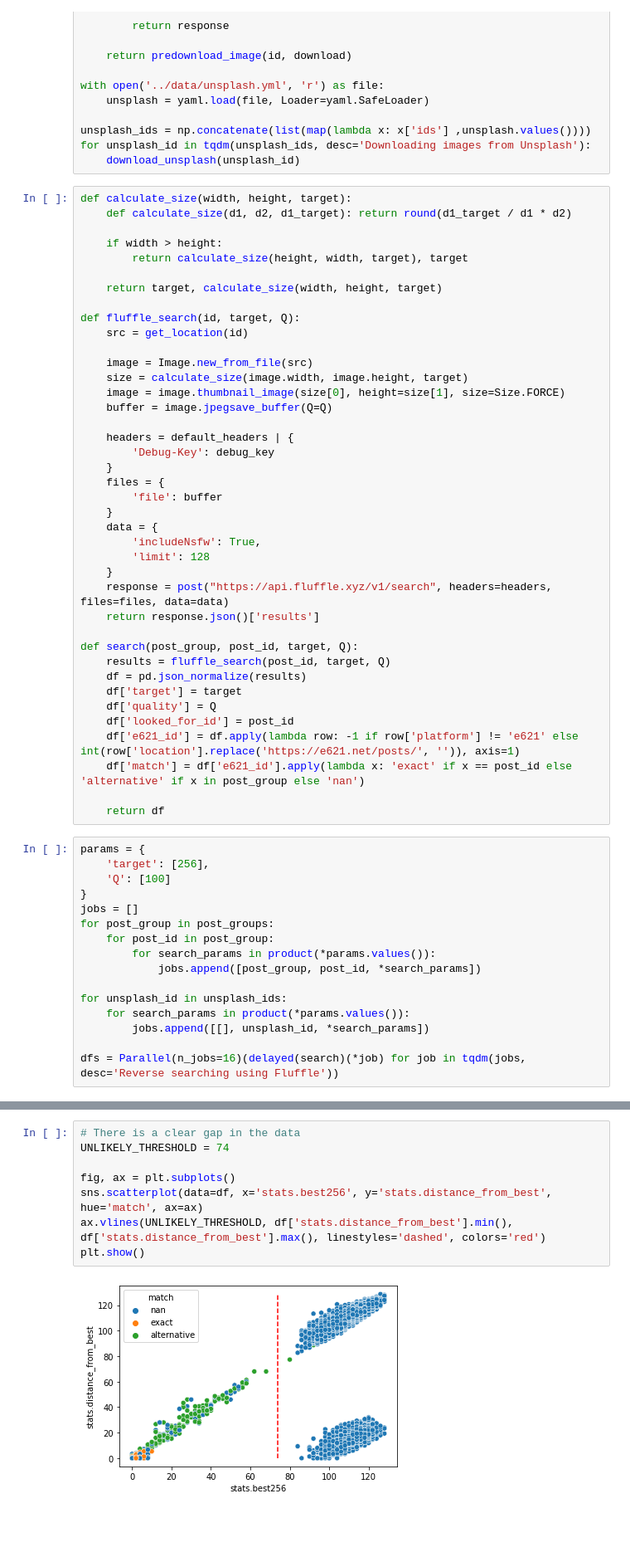
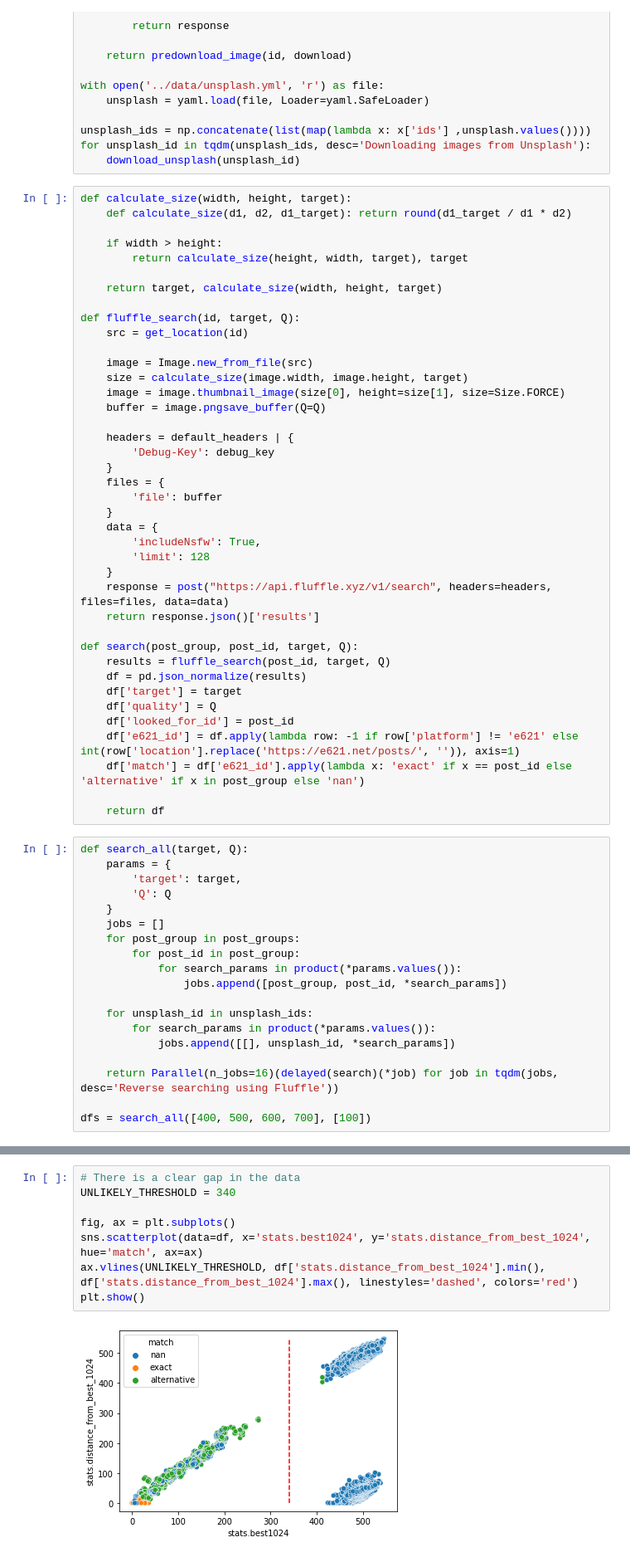
Before and after one commit to NoppesTheFolf/Fluffle, a Jupyter notebook: Fluffle.Notebooks/notebooks/match.ipynb, the cells around one changed output, grey strips where cells are left out. Shown at 83% size. Drawn from its saved outputs; the diff is of its cells as text; blank space fills up the shorter version.

```diff
--- a/Fluffle.Notebooks/notebooks/match.ipynb
+++ b/Fluffle.Notebooks/notebooks/match.ipynb
@@ -108,7 +108,7 @@ def fluffle_search(id, target, Q):
     image = Image.new_from_file(src)
     size = calculate_size(image.width, image.height, target)
     image = image.thumbnail_image(size[0], height=size[1], size=Size.FORCE)
-    buffer = image.jpegsave_buffer(Q=Q)
+    buffer = image.pngsave_buffer(Q=Q)
 
     headers = default_headers | {
         'Debug-Key': debug_key
@@ -134,19 +134,22 @@ def search(post_group, post_id, target, Q):
 
     return df
 # %%
-params = {
-    'target': [256],
-    'Q': [100]
-}
-jobs = []
-for post_group in post_groups:
-    for post_id in post_group:
+def search_all(target, Q):
+    params = {
+        'target': target,
+        'Q': Q
+    }
+    jobs = []
+    for post_group in post_groups:
+        for post_id in post_group:
+            for search_params in product(*params.values()):
+                jobs.append([post_group, post_id, *search_params])
+
+    for unsplash_id in unsplash_ids:
         for search_params in product(*params.values()):
-            jobs.append([post_group, post_id, *search_params])
+            jobs.append([[], unsplash_id, *search_params])
 
-for unsplash_id in unsplash_ids:
-    for search_params in product(*params.values()):
-        jobs.append([[], unsplash_id, *search_params])
+    return Parallel(n_jobs=16)(delayed(search)(*job) for job in tqdm(jobs, desc='Reverse searching using Fluffle'))
 
-dfs = Parallel(n_jobs=16)(delayed(search)(*job) for job in tqdm(jobs, desc='Reverse searching using Fluffle'))
+dfs = search_all([400, 500, 600, 700], [100])
 # %%
@@ -189,12 +202,12 @@ df.head()
 # %%
 # There is a clear gap in the data
-UNLIKELY_THRESHOLD = 74
+UNLIKELY_THRESHOLD = 340
 
 fig, ax = plt.subplots()
-sns.scatterplot(data=df, x='stats.best256', y='stats.distance_from_best', hue='match', ax=ax)
-ax.vlines(UNLIKELY_THRESHOLD, df['stats.distance_from_best'].min(), df['stats.distance_from_best'].max(), linestyles='dashed', colors='red')
+sns.scatterplot(data=df, x='stats.best1024', y='stats.distance_from_best_1024', hue='match', ax=ax)
+ax.vlines(UNLIKELY_THRESHOLD, df['stats.distance_from_best_1024'].min(), df['stats.distance_from_best_1024'].max(), linestyles='dashed', colors='red')
 plt.show()
 # %% [output]
-[figure, old version]
+[figure, new version]
 # %%
 # Take a closer look at all the results on the left side
```
Also changed, not shown: parts of 19 cells of this notebook, 3 other files.
